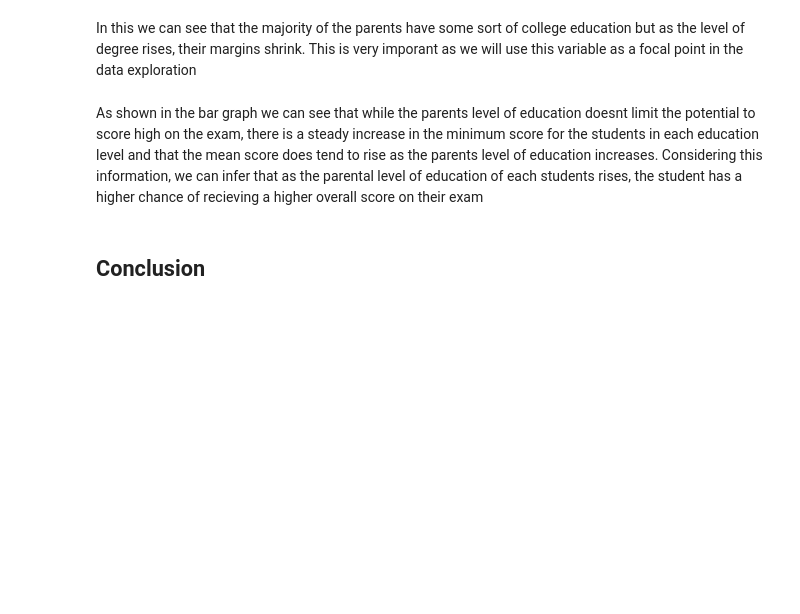
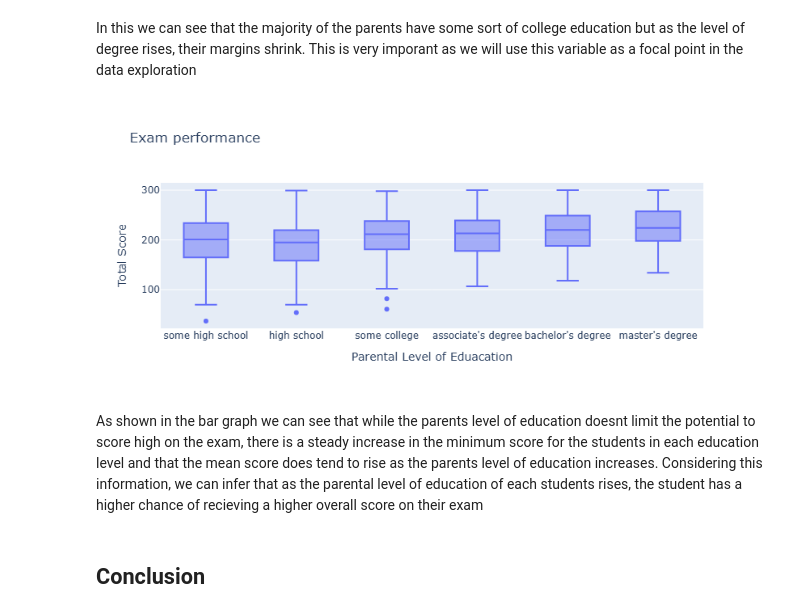
Before and after one commit to joseephwong/RJR-Data101-Project, a Jupyter notebook: Final Project.ipynb, the cells around one changed output. Cells and saved outputs as stored; diff of their text form; code cells hidden in the pictures; blank space fills up the shorter version.

```diff
--- a/Final Project.ipynb
+++ b/Final Project.ipynb
@@ -211,25 +215,25 @@ fig.show()
 # %% [markdown]
 In this we can see that the majority of the parents have some sort of college education but as the level of degree rises, their margins shrink. This is very imporant as we will use this variable as a focal point in the data exploration
 # %%
+order =  ["some high school","high school", "some college", "associate's degree","bachelor's degree","master's degree"]
 DF_ruben['total score'] = DF_ruben['reading score'] + DF_ruben['writing score'] + DF_ruben['writing score']
 # %%
 fig = px.box(
     DF_ruben,
     x='parental level of education',
     y='total score',
-    title='Exam performance',
+    title='Exam performance')
 
-)
 fig.update_layout(
     xaxis_title='Parental Level of Eduacation',
                   yaxis_title='Total Score',
     xaxis=dict(
         categoryorder="array",
-        categoryarray=order
-    )
-)
+        categoryarray=order))
 
 fig.show()
+# %% [output]
+[figure, added]
 # %% [markdown]
 As shown in the bar graph we can see that while the parents level of education doesnt limit the potential to score high on the exam, there is a steady increase in the minimum score for the students in each education level and that the mean score does tend to rise as the parents level of education increases. Considering this information, we can infer that as the parental level of education of each students rises, the student has a higher chance of recieving a higher overall score on their exam
 # %% [markdown]
```
Also changed, not shown: parts of 20 cells of this notebook, 2 other files.
